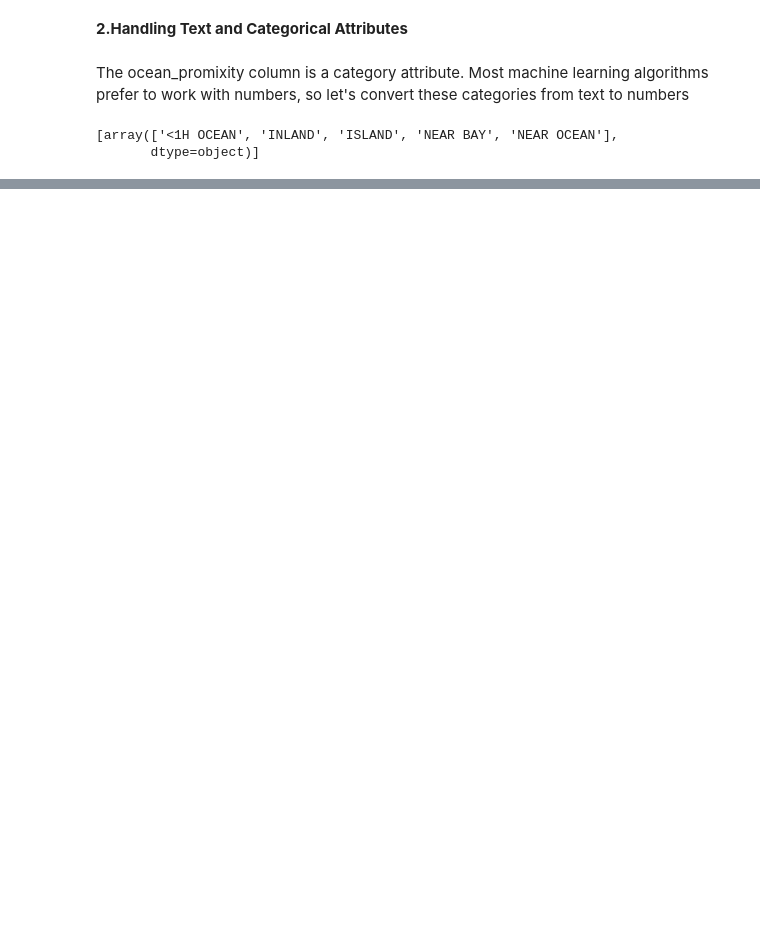
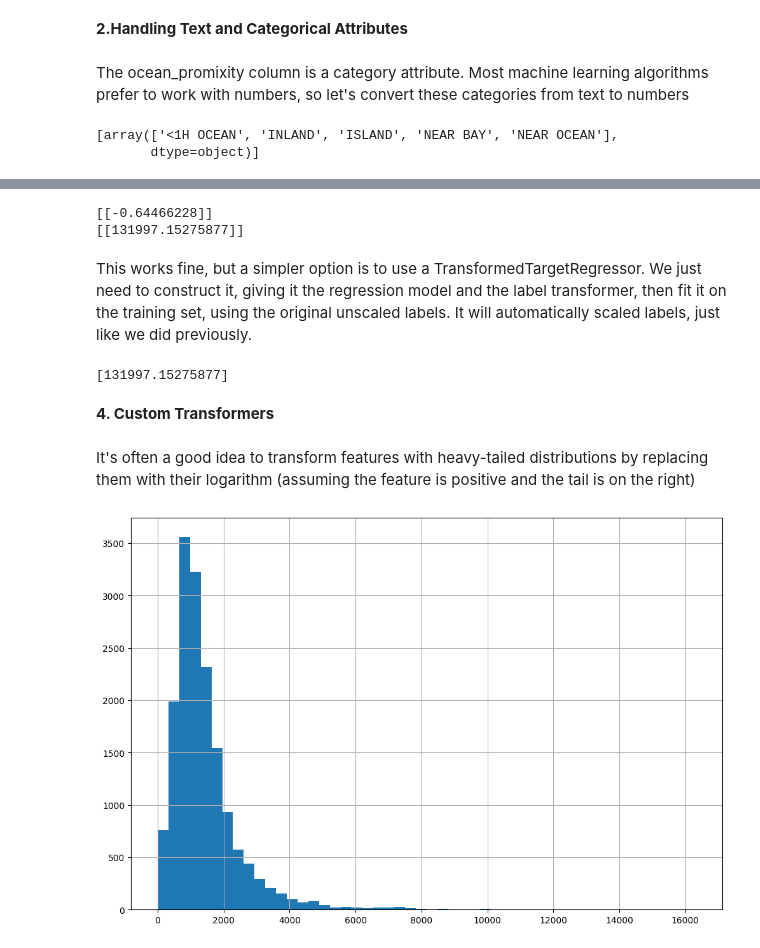
Before and after one commit to danifeerrer/CaliHousing, a Jupyter notebook: CaliforniaHousing.ipynb, the cells around one changed output, grey strips where cells are left out. Drawn from its saved outputs; the diff is of its cells as text; code cells hidden in the pictures; blank space fills up the shorter version.

```diff
--- a/CaliforniaHousing.ipynb
+++ b/CaliforniaHousing.ipynb
@@ -154,0 +172,40 @@ ordinal_encoder.categories_
+# %%
+from sklearn.preprocessing import StandardScaler
+from sklearn.linear_model import LinearRegression
+
+target_scaler = StandardScaler()
+
+scaled_labels = target_scaler.fit_transform(housing_labels.to_frame())
+
+model = LinearRegression()
+model.fit(housing[["median_income"]], scaled_labels)
+some_new_data = housing[["median_income"]].iloc[:1]
+
+scaled_predictions = model.predict(some_new_data)
+predictions = target_scaler.inverse_transform(scaled_predictions)
+print(scaled_predictions)
+print(predictions)
+# %% [output]
+[[-0.64466228]]
+[[131997.15275877]]
+# %% [markdown]
+This works fine, but a simpler option is to use a TransformedTargetRegressor. We just need to construct it, giving it the regression model and the label transformer, then fit it on the training set, using the original unscaled labels. It will automatically scaled labels, just like we did previously.
+# %%
+from sklearn.compose import TransformedTargetRegressor
+
+model = TransformedTargetRegressor(LinearRegression(),
+                                   transformer=StandardScaler())
+model.fit(housing[["median_income"]], housing_labels)
+predictions = model.predict(some_new_data)
+print(predictions)
+# %% [output]
+[131997.15275877]
+# %% [markdown]
+**4. Custom Transformers**
+# %% [markdown]
+It's often a good idea to transform features with heavy-tailed distributions by replacing them with their logarithm (assuming the feature is positive and the tail is on the right)
+# %%
+housing["population"].hist(bins=50, figsize=(12,8))
+plt.show()
+# %% [output]
+[figure, added]
```
Also changed, not shown: parts of 13 cells of this notebook.
